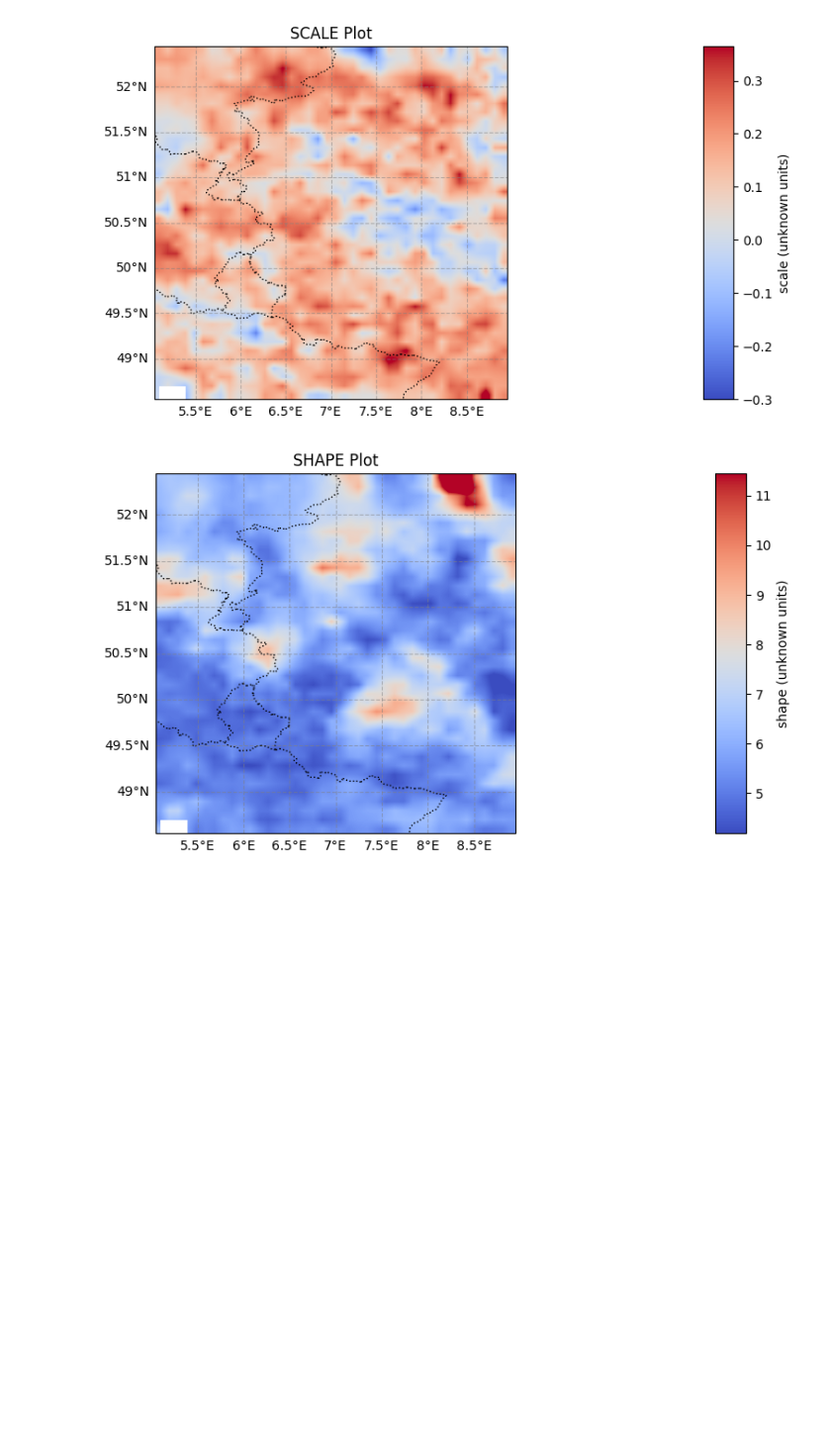
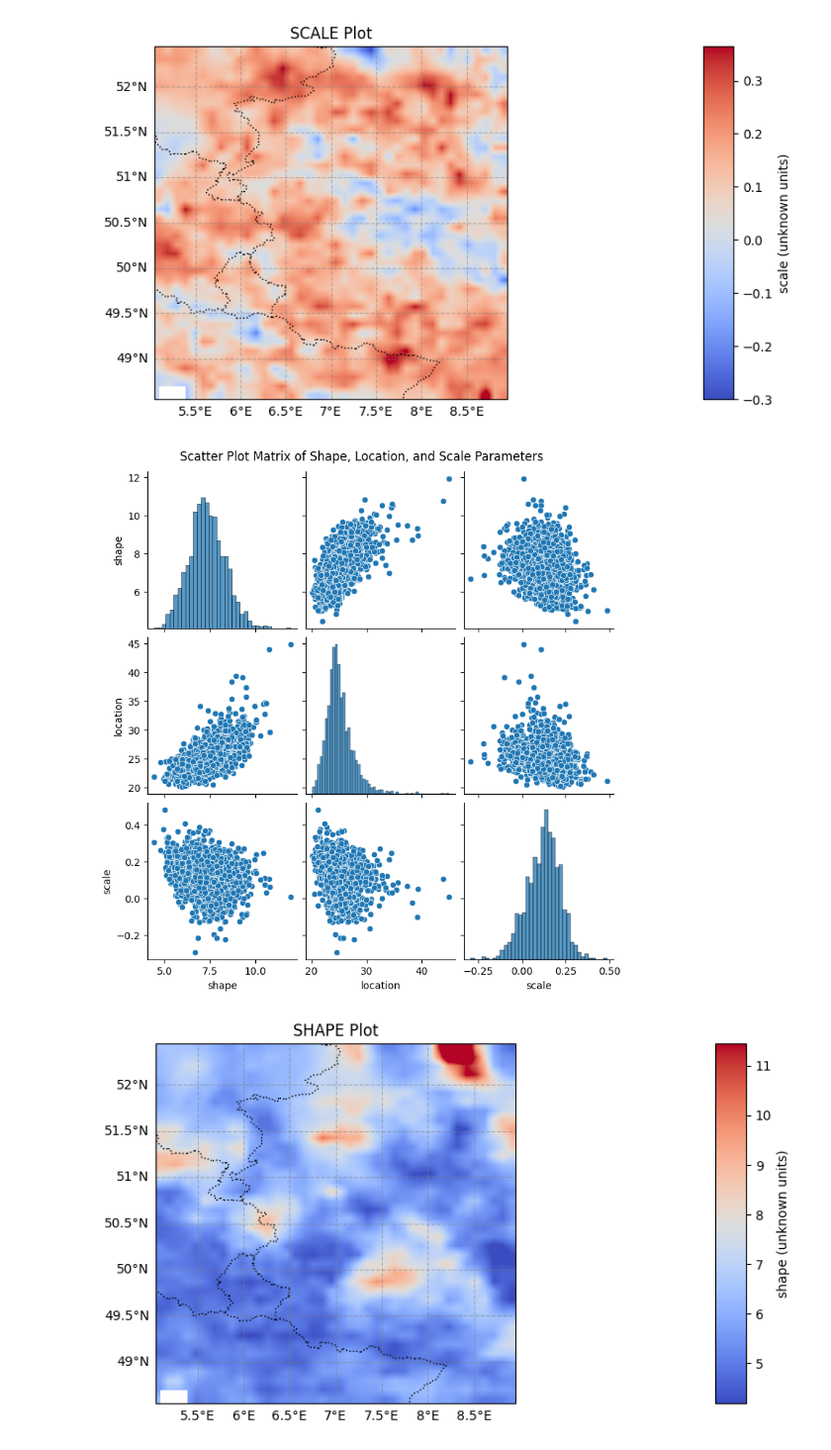
Before and after one commit to RPGSynth/EVT_Univariate, a Jupyter notebook: GEV-Exploration/main.ipynb, the cells around one changed output. Shown at 99% size. Saved outputs shown, nothing was run; the diff lists cells and outputs as text; code cells hidden in the pictures; blank space fills up the shorter version.

Commit message:
Added parameter exploration and tradowsky para map

```diff
--- a/GEV-Exploration/main.ipynb
+++ b/GEV-Exploration/main.ipynb
@@ -52,10 +53,10 @@ from EVT_Classes import *
 
 EOBS = pd.read_csv(r"c:\ThesisData\Blockmax\EOBS_blockmax.csv")
 
-exog = {}
+exog = {'scale':EOBS["tempanomalyMean"].values,'location':EOBS['tempanomalyMean'].values}
 #initi_params = np.array([52, 0.1,12,0.1,0.07])
 # Initialize and use EVTModel
-model1 = GEV(endog=EOBS["prmax"],exog=exog,scale_link=EVTModel.identity,full_output=True)
+model1 = GEVTradowsky(endog=EOBS["prmax"].values,exog=exog,full_output=True)
 a = model1.fit()
-a.gev_profxi()
+print(a)
 # %% [output]
@@ -465,8 +582,9 @@ export_csv(filepath=r"c:\Users\bobel\OneDrive - Université de Namur\Data\Blockm
 Parameters map (location, scale, shape, alpha {Tradowsky})
 # %%
 center_coordinates = (7.0, 50.5)  # Center around Ahr-Eifel basin (longitude, latitude)
-side_length = 15  # Side length of the square in degrees
-EOBS_summer = load_netcdf(filepath=r"c:\ThesisData\E_OBS\rr_ens_mean_0.1deg_reg_v30.0e.nc", coords=('rr', 'latitude', 'longitude'))
+side_length = 2  # Side length of the square in degrees
+EOBS_summer = mask_square(mask_time(load_netcdf(filepath=r"c:\ThesisData\E_OBS\rr_ens_mean_0.1deg_reg_v30.0e.nc", coords=('rr', 'latitude', 'longitude')),
+'summer'),center_coordinates,side_length)
 EOBS_summer
 # %% [output]
 <xarray.Dataset>
@@ -587,6 +701,15 @@ plot_datacube(EOBS_gev_grid,variable='scale',cmap='coolwarm',norm=norm,interpola
 [figure]
 [figure]
 [figure]
+# %%
+df = EOBS_gev_grid.to_dataframe().reset_index()
+
+# Plot pairwise scatter plots for 'shape', 'location', and 'scale'
+sns.pairplot(df, vars=['shape', 'location', 'scale'], kind='scatter')
+plt.suptitle("Scatter Plot Matrix of Shape, Location, and Scale Parameters", y=1.02)
+plt.show()
+# %% [output]
+[figure, added]
 # %%
 center_coordinates = (7.0, 50.5)  # Center around Ahr-Eifel basin (longitude, latitude)
 side_length = 2  # Side length of the square in degrees
```
Also changed, not shown: parts of 12 cells of this notebook.
